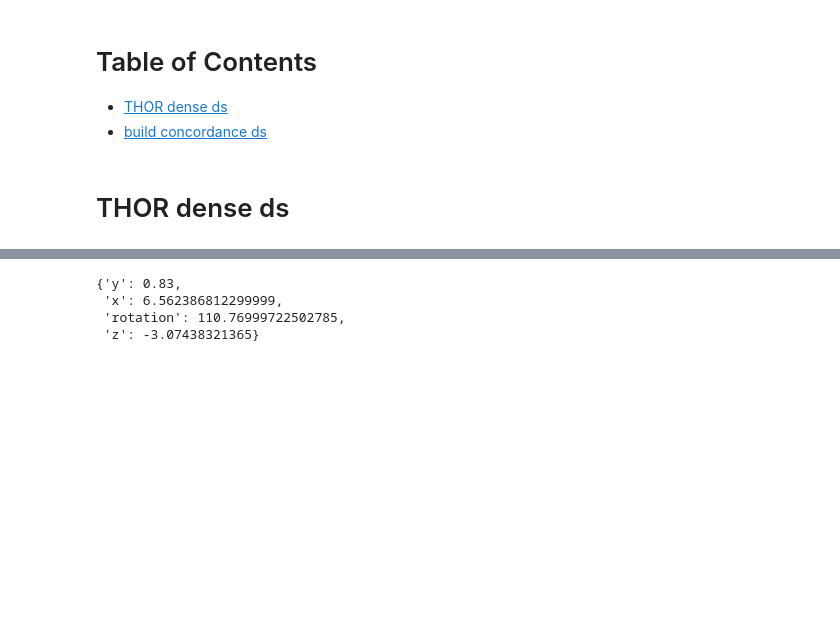
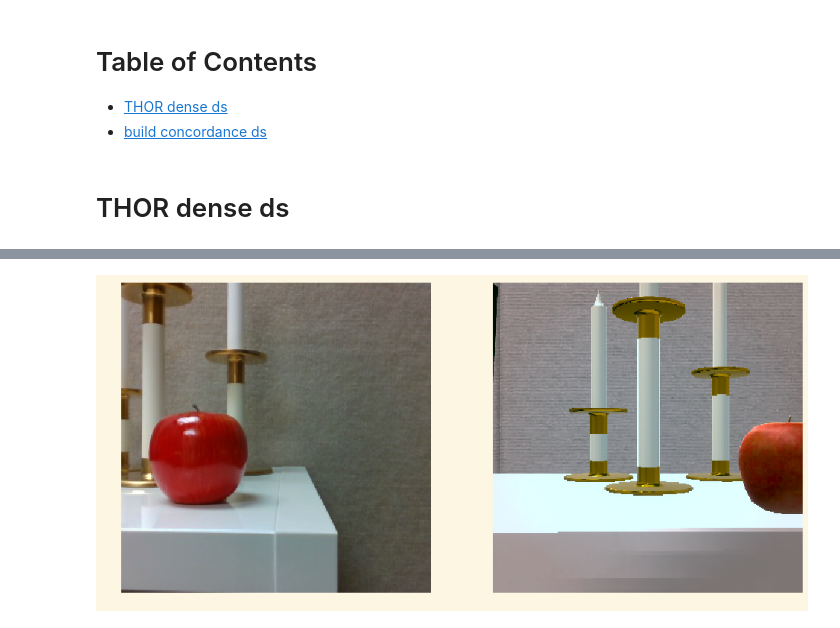
Before and after one commit to drschwenk/transfer, a Jupyter notebook: nn_dataset.ipynb, the cells around one changed output, grey strips where cells are left out. Cells and saved outputs as stored; diff of their text form; code cells hidden in the pictures; blank space fills up the shorter version.

```diff
--- a/nn_dataset.ipynb
+++ b/nn_dataset.ipynb
@@ -133,0 +183,3 @@ all_orig_pos
+# %%
+spec_n = '12225521533719'
+spec_loc = real_md[spec_n]
@@ -239,7 +213,0 @@ load_real_img(img_n)
-# %%
-get_sim_coords(real_img_md)
-# %% [output]
-{'y': 0.83,
- 'x': 6.562386812299999,
- 'rotation': 110.76999722502785,
- 'z': -3.07438321365}
@@ -259,4 +214,13 @@ for img_n, md in real_md.items():
 # %%
 with open('val_2_2_real_concord_ds.json', 'w') as f:
     json.dump(real_ds, f, indent=3, sort_keys=True)
+# %%
+img_n, real_img_md = spec_n, spec_loc
+real_img = load_real_img(img_n)
+
+sim_img, debug_simp = get_thor_img_at_real_loc(scene_id, real_img_md)
+
+show_side_by_side(real_img, sim_img)
+# %% [output]
+[figure, added]
 # %%
```
Also changed, not shown: parts of 50 cells of this notebook, 2 other files.
